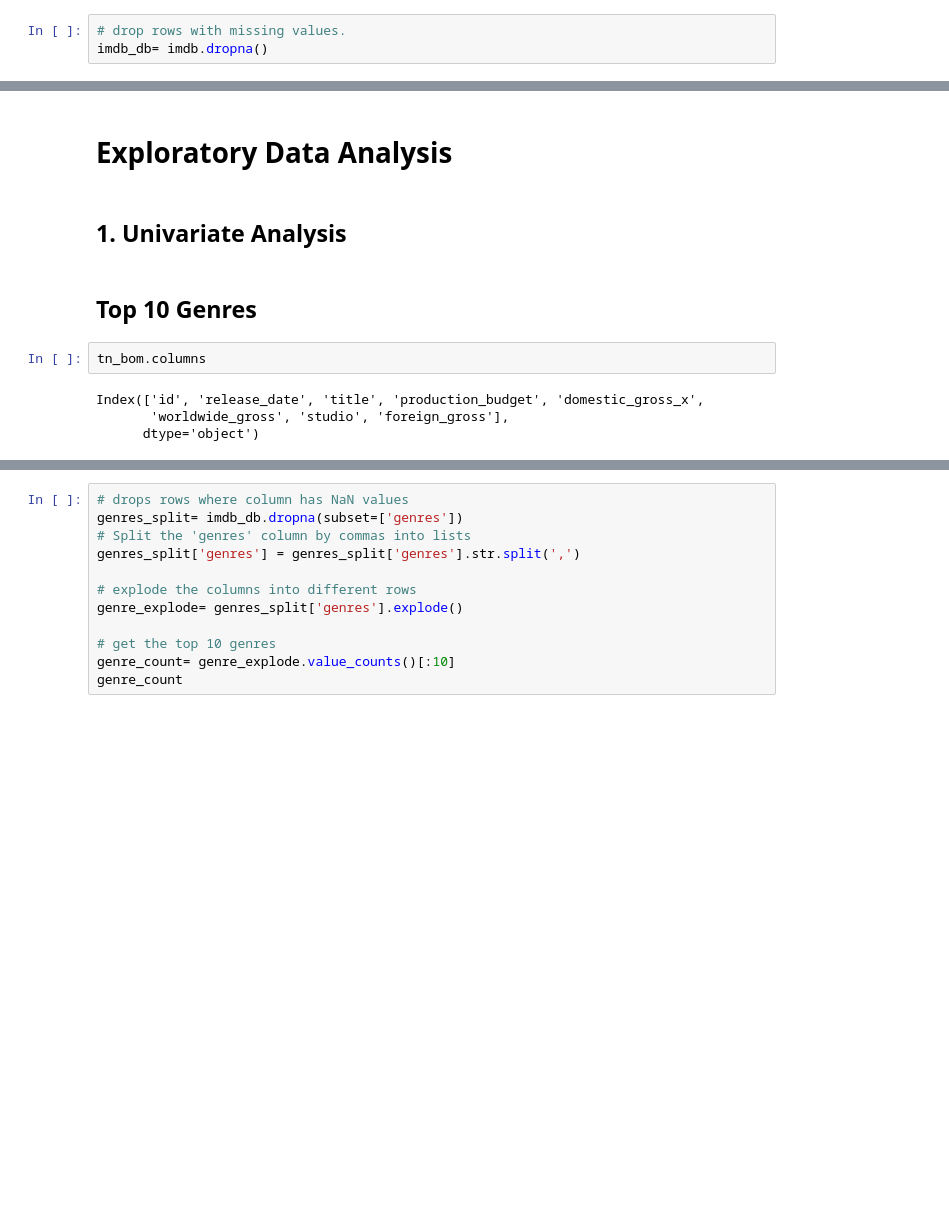
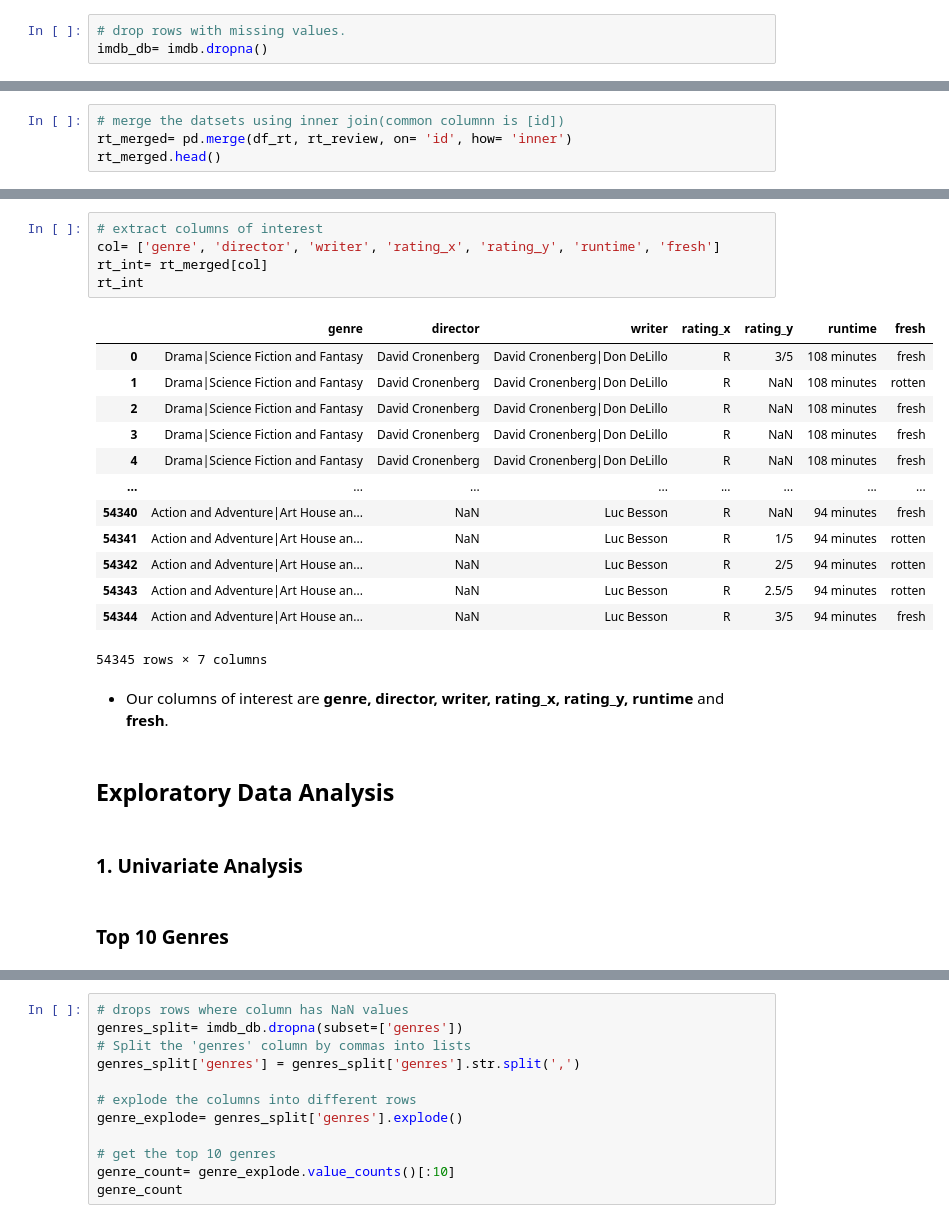
Before and after one commit to Lisa-752/Movie_Analysis, a Jupyter notebook: Movie Production Analysis.ipynb, the cells around one changed output, grey strips where cells are left out. Cells and saved outputs as stored; diff of their text form; blank space fills up the shorter version.

```diff
--- a/Movie Production Analysis.ipynb
+++ b/Movie Production Analysis.ipynb
@@ -753,0 +781,4 @@ imdb_db.head()
+# %%
+# merge the datsets using inner join(common columnn is [id])
+rt_merged= pd.merge(df_rt, rt_review, on= 'id', how= 'inner')
+rt_merged.head()
@@ -754,12 +792,27 @@ imdb_db.head()
+# %%
+# extract columns of interest
+col= ['genre', 'director', 'writer', 'rating_x', 'rating_y', 'runtime', 'fresh']
+rt_int= rt_merged[col]
+rt_int
+# %% [output]
+|  | genre | director | writer | rating_x | rating_y | runtime | fresh |
+| 0 | Drama|Science Fiction and Fantasy | David Cronenberg | David Cronenberg|Don DeLillo | R | 3/5 | 108 minutes | fresh |
+| 1 | Drama|Science Fiction and Fantasy | David Cronenberg | David Cronenberg|Don DeLillo | R | NaN | 108 minutes | rotten |
+| 2 | Drama|Science Fiction and Fantasy | David Cronenberg | David Cronenberg|Don DeLillo | R | NaN | 108 minutes | fresh |
+| 3 | Drama|Science Fiction and Fantasy | David Cronenberg | David Cronenberg|Don DeLillo | R | NaN | 108 minutes | fresh |
+| 4 | Drama|Science Fiction and Fantasy | David Cronenberg | David Cronenberg|Don DeLillo | R | NaN | 108 minutes | fresh |
+| ... | ... | ... | ... | ... | ... | ... | ... |
+| 54340 | Action and Adventure|Art House an... | NaN | Luc Besson | R | NaN | 94 minutes | fresh |
+| 54341 | Action and Adventure|Art House an... | NaN | Luc Besson | R | 1/5 | 94 minutes | rotten |
+| 54342 | Action and Adventure|Art House an... | NaN | Luc Besson | R | 2/5 | 94 minutes | rotten |
+| 54343 | Action and Adventure|Art House an... | NaN | Luc Besson | R | 2.5/5 | 94 minutes | rotten |
+| 54344 | Action and Adventure|Art House an... | NaN | Luc Besson | R | 3/5 | 94 minutes | fresh |
+54345 rows × 7 columns
+# %% [markdown]
+- Our columns of interest are **genre, director, writer, rating_x, rating_y, runtime** and **fresh**.
 # %% [markdown]
-# Exploratory Data Analysis
+## Exploratory Data Analysis
 # %% [markdown]
-## 1. Univariate Analysis
+### 1. Univariate Analysis
 # %% [markdown]
-## Top 10 Genres
+### Top 10 Genres
-# %%
-tn_bom.columns
-# %% [output]
-Index(['id', 'release_date', 'title', 'production_budget', 'domestic_gross_x',
-       'worldwide_gross', 'studio', 'foreign_gross'],
-      dtype='object')
```
Also changed, not shown: parts of 45 cells of this notebook.
